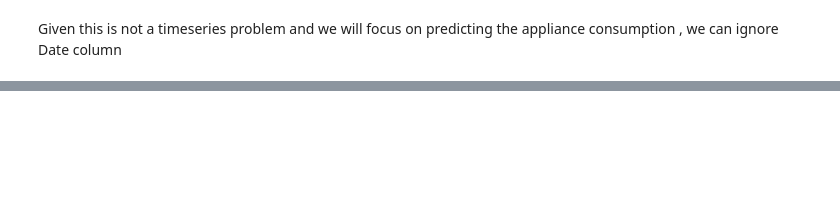
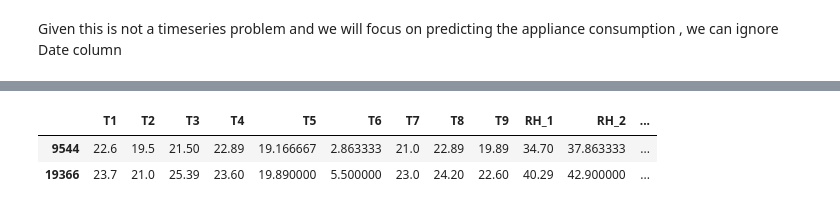
Before and after one commit to nileshrathod17/Appliances-Energy-Predication-Capstone-Project, a Jupyter notebook: Appliances_Energy_Predication_Capstone_Project.ipynb, the cells around one changed output, grey strips where cells are left out. Saved outputs shown, nothing was run; the diff lists cells and outputs as text; code cells hidden in the pictures; blank space fills up the shorter version.

```diff
--- a/Appliances_Energy_Predication_Capstone_Project.ipynb
+++ b/Appliances_Energy_Predication_Capstone_Project.ipynb
@@ -191,0 +228,6 @@ feature_vars.describe()
+# %%
+feature_vars.head(2)
+# %% [output]
+|  | T1 | T2 | T3 | T4 | T5 | T6 | T7 | T8 | T9 | RH_1 | RH_2 | ... |
+| 9544 | 22.6 | 19.5 | 21.50 | 22.89 | 19.166667 | 2.863333 | 21.0 | 22.89 | 19.89 | 34.70 | 37.863333 | ... |
+| 19366 | 23.7 | 21.0 | 25.39 | 23.60 | 19.890000 | 5.500000 | 23.0 | 24.20 | 22.60 | 40.29 | 42.900000 | ... |
```
Also changed, not shown: parts of 4 cells of this notebook.
